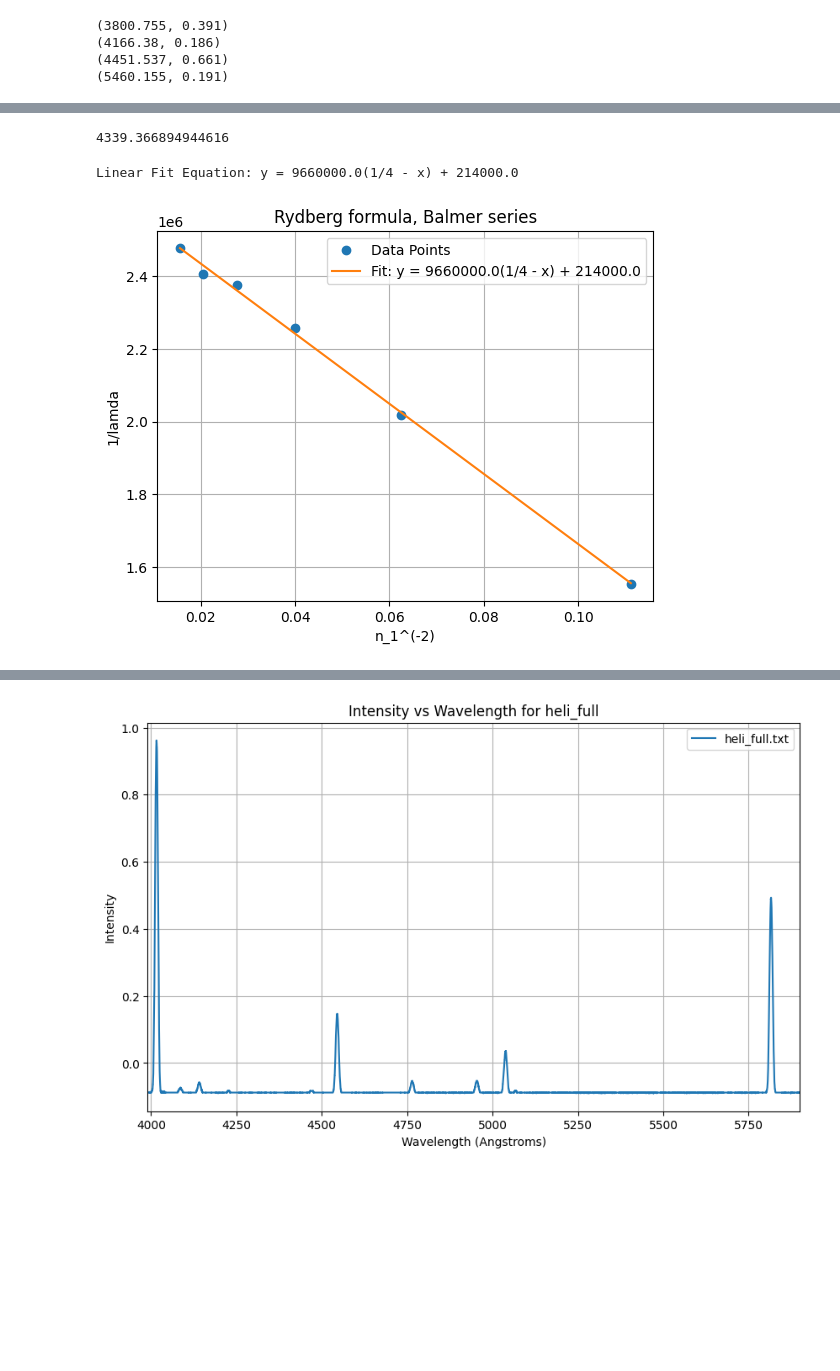
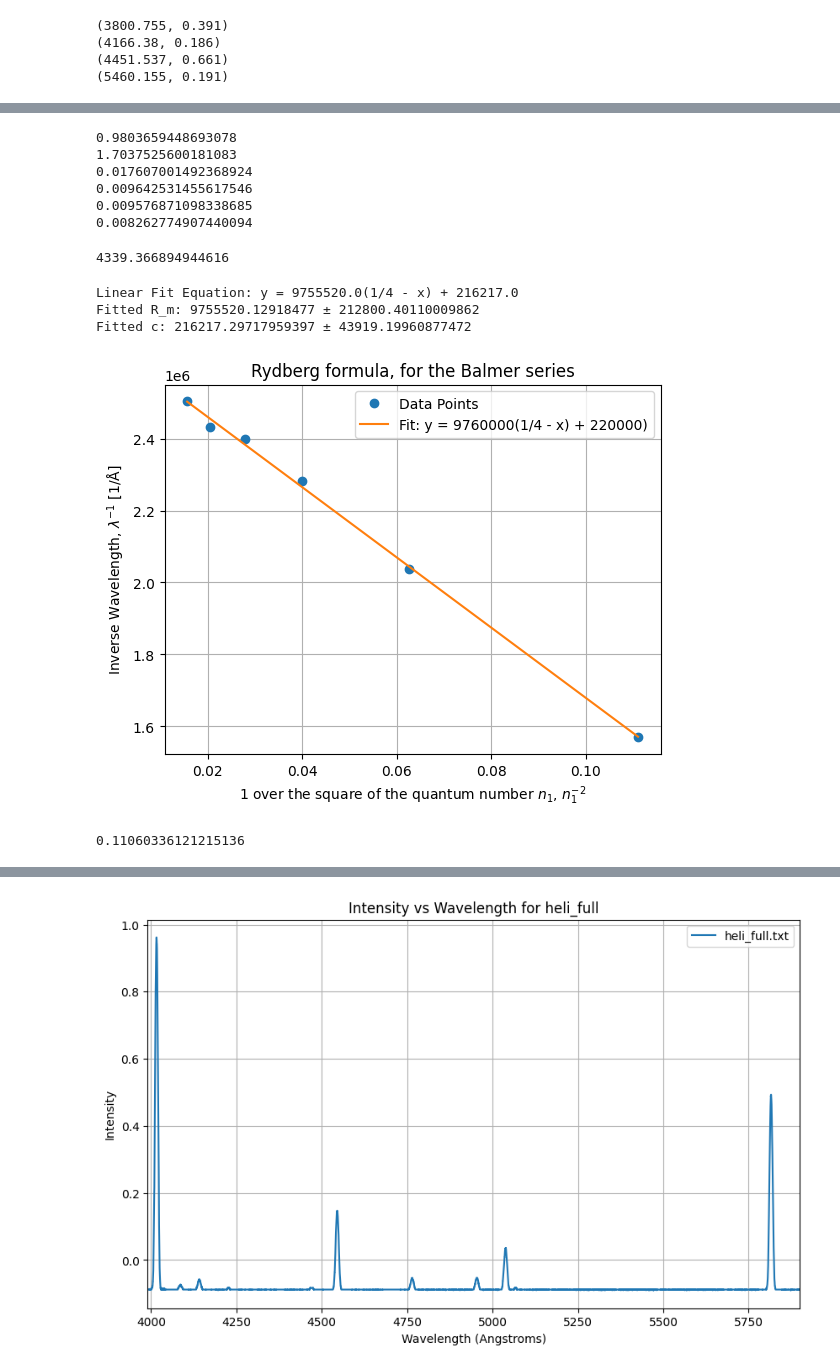
Before and after one commit to zbpetersbuf/CP1-24-final, a Jupyter notebook: zbpetersbuf/advlab3/thing.ipynb, the cells around one changed output, grey strips where cells are left out. Drawn from its saved outputs; the diff is of its cells as text; code cells hidden in the pictures; blank space fills up the shorter version.

```diff
--- a/zbpetersbuf/advlab3/thing.ipynb
+++ b/zbpetersbuf/advlab3/thing.ipynb
@@ -102,11 +211,11 @@ plt.figure(figsize=(10, 6))
 for file_path, data in file_contents.items():
     time = [point[0] for point in data]
     value = [point[1] for point in data]
-    plt.plot(time, value, label=file_path.split('/')[-1])
+    plt.plot(time, value, label='Mercury recording')
 
 plt.xlabel('count number')
 plt.ylabel('Intensity')
-plt.title(f'Intensity vs count number for {'merq_full'}')
+plt.title(f'Intensity vs count number for Mercury')
 plt.legend()
 plt.grid(True)
 plt.show()
@@ -191,13 +300,13 @@ file_contents = spectrum.read_files('hydr_full.txt')
 plt.figure(figsize=(10, 6))
 
 for file_path, data in file_contents.items():
-    time = [0.99*point[0] + 35.5 for point in data]
+    time = [0.98*point[0] + 35.5 for point in data]
     value = [point[1] for point in data]
-    plt.plot(time, value, label=file_path.split('/')[-1])
+    plt.plot(time, value, label='Hydrogen recording')
 
 plt.xlabel('Wavelength (Angstroms)')
 plt.ylabel('Intensity')
-plt.title(f'Intensity vs Wavelength for {'hydr_full'}')
+plt.title(f'Applied Calibration, Intensity vs Wavelength for the Spectra of Hydrogen')
 plt.legend()
 plt.grid(True)
 plt.show()
@@ -213,14 +322,14 @@ file_contents = spectrum.read_files('hydr_full.txt')
 plt.figure(figsize=(10, 6))
 
 for file_path, data in file_contents.items():
-    time = [0.99*point[0] + 35.505 for point in data]
+    time = [0.98*point[0] + 35.5 for point in data]
     value = [point[1] for point in data]
     plt.plot(time, value, label=file_path.split('/')[-1])
 
 plt.xlabel('Wavelength (Angstroms)')
 plt.ylabel('Intensity')
 plt.title(f'Intensity vs Wavelength for {'hydr_full'}')
-plt.xlim(6200, 7000)
+plt.xlim(4094, 4202)
 plt.legend()
 plt.grid(True)
 plt.show()
@@ -229,14 +338,14 @@ plt.show()
 # %%
-a1 = 0.99*calib.fit_gaussian(data, 4000, 4100) + 35.505
+a1 = 0.98*calib.fit_gaussian(data, 4000, 4100)[0] + 35.5
 print(a1)
-a2 = 0.99*calib.fit_gaussian(data, 4100, 4200) + 35.505
+a2 = 0.98*calib.fit_gaussian(data, 4100, 4200)[0] + 35.5
 print(a2)
-a3 = 0.99*calib.fit_gaussian(data, 4200, 4300) + 35.505
+a3 = 0.98*calib.fit_gaussian(data, 4200, 4300)[0] + 35.5
 print(a3)
-a4 = 0.99*calib.fit_gaussian(data, 4400, 4500) + 35.505
+a4 = 0.98*calib.fit_gaussian(data, 4400, 4500)[0] + 35.5
 print(a4)
-a5 = 0.99*calib.fit_gaussian(data, 4900, 5000) + 35.505
+a5 = 0.98*calib.fit_gaussian(data, 4900, 5000)[0] + 35.5
 print(a5)
-a6 = 0.99*calib.fit_gaussian(data, 6400, 6600) + 35.505
+a6 = 0.98*calib.fit_gaussian(data, 6400, 6600)[0] + 35.5
 print(a6)
 # %% [output]
@@ -249,3 +358,25 @@ print(a6)
+# %%
+#data[0] = [0.98*point[0] + 35.5 for point in data]
+
+b1 = 0.98*calib.fit_gaussian(data, 4000, 4101)[1]
+print(b1)
+b2 = 0.98*calib.fit_gaussian(data, 4100, 4202)[1]
+print(b2)
+b3 = 0.98*calib.fit_gaussian(data, 4200, 4300)[1]
+print(b3)
+b4 = 0.98*calib.fit_gaussian(data, 4400, 4500)[1]
+print(b4)
+b5 = 0.98*calib.fit_gaussian(data, 4890, 5000)[1]
+print(b5)
+b6 = 0.98*calib.fit_gaussian(data, 6400, 6600)[1]
+print(b6)
+# %% [output]
+0.9803659448693078
+1.7037525600181083
+0.017607001492368924
+0.009642531455617546
+0.009576871098338685
+0.008262774907440094
 # %%
 
 def rydform(n1,n2):
@@ -258,28 +389,41 @@ print(rydform(5,2))
 # %%
 
 y_vals =[a1,a2,a3,a4,a5,a6]
 y_vals =[1/(y*10**(-10)) for y in y_vals]
 x_vals =[8,7,6,5,4,3]
 x_vals =[x**(-2) for x in x_vals]
 
 
 def ry_lin_from(x, R_m, c):
     return R_m * (1/4 - x) + c
 
 
-popt, _ = curve_fit(ry_lin_from, x_vals, y_vals, p0=[1, 1])
+popt, pcov = curve_fit(ry_lin_from, x_vals, y_vals, p0=[1, 1])
 
 R_m_fit, c_fit = popt
-print(f"Linear Fit Equation: y = {calib.round_sf(R_m_fit,3)}(1/4 - x) + {calib.round_sf(c_fit,3)}")
+print(f"Linear Fit Equation: y = {calib.round_sf(R_m_fit,6)}(1/4 - x) + {calib.round_sf(c_fit,6)}")
+
 plt.plot(x_vals, y_vals, 'o', label='Data Points')
-plt.plot(x_vals, ry_lin_from(np.array(x_vals), R_m_fit, c_fit), label=f'Fit: y = {calib.round_sf(R_m_fit,3)}(1/4 - x) + {calib.round_sf(c_fit,3)}')
+plt.plot(x_vals, ry_lin_from(np.array(x_vals), R_m_fit, c_fit), label=f'Fit: y = 9760000(1/4 - x) + 220000)')
+plt.xlabel(r'1 over the square of the quantum number $n_1$, $n_1^{-2}$')  # r'' is used for raw string literals
+plt.ylabel(r'Inverse Wavelength, $\lambda^{-1}$ [1/$\mathrm{\AA}$]')
 
-plt.xlabel('n_1^(-2)')
-plt.ylabel('1/lamda')
-plt.title('Rydberg formula, Balmer series')
+R_m_error = np.sqrt(pcov[0, 0])
+c_error = np.sqrt(pcov[1, 1])
+
+print(f"Fitted R_m: {R_m_fit} ± {R_m_error}")
+print(f"Fitted c: {c_fit} ± {c_error}")
+
+plt.title('Rydberg formula, for the Balmer series')
 plt.legend()
 plt.grid(True)
 plt.show()
 # %% [output]
-Linear Fit Equation: y = 9660000.0(1/4 - x) + 214000.0
+Linear Fit Equation: y = 9755520.0(1/4 - x) + 216217.0
+Fitted R_m: 9755520.12918477 ± 212800.40110009862
+Fitted c: 216217.29717959397 ± 43919.19960877472
-[figure, old version]
+[figure, new version]
+# %%
+print((10973731.6-9760000)/10973731.6)
+# %% [output]
+0.11060336121215136
```
Also changed, not shown: parts of 20 cells of this notebook, 4 other files.
